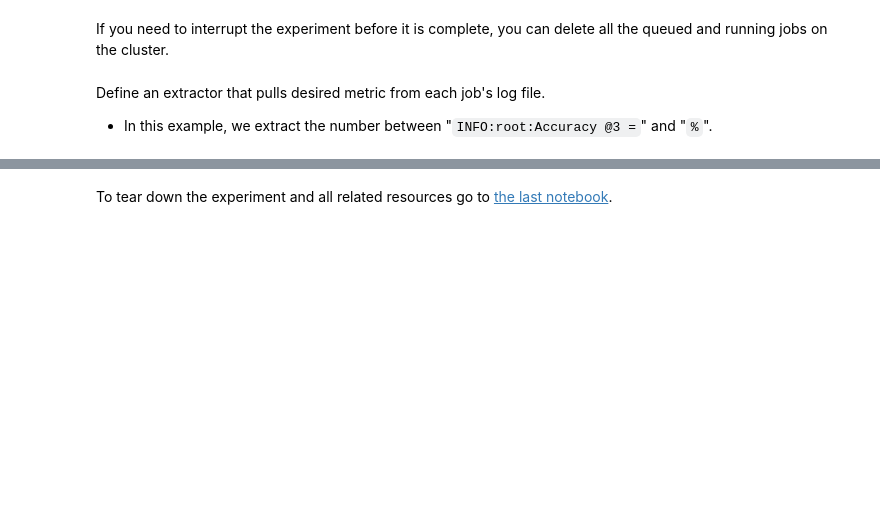
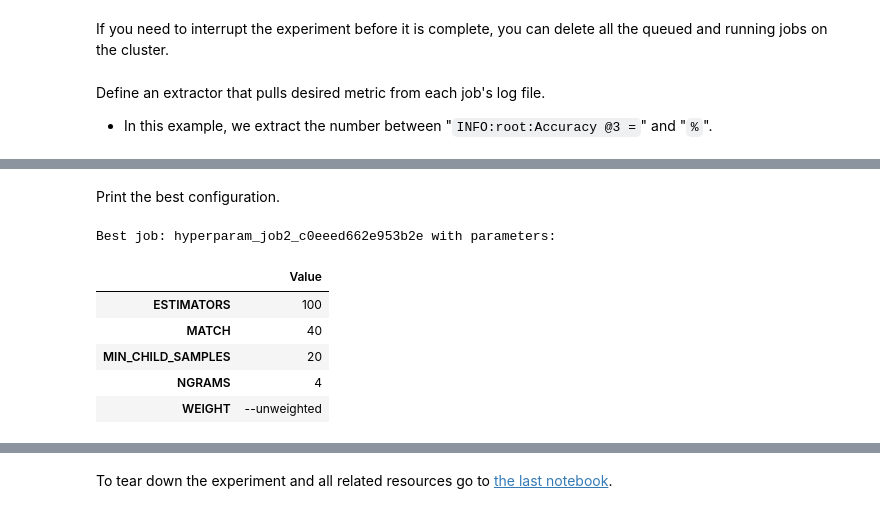
Before and after one commit to microsoft/MLHyperparameterTuning, a Jupyter notebook: 05_Hyperparameter_Search.ipynb, the cells around one changed output, grey strips where cells are left out. Cells and saved outputs as stored; diff of their text form; code cells hidden in the pictures; blank space fills up the shorter version.

```diff
--- a/05_Hyperparameter_Search.ipynb
+++ b/05_Hyperparameter_Search.ipynb
@@ -229,0 +266,14 @@ print("Best job: {0} with parameters {1}".format(
+# %% [markdown]
+Print the best configuration.
+# %%
+best_params = {ev.name[len('PARAM_'):]:ev.value for ev in results[0]['job'].environment_variables}
+print("Best job: {0} with parameters:".format(results[0]['job_name']))
+pd.Series(best_params, name='Value').to_frame()
+# %% [output]
+Best job: hyperparam_job2_c0eeed662e953b2e with parameters:
+|  | Value |
+| ESTIMATORS | 100 |
+| MATCH | 40 |
+| MIN_CHILD_SAMPLES | 20 |
+| NGRAMS | 4 |
+| WEIGHT | --unweighted |
```
Also changed, not shown: parts of 34 cells of this notebook.
